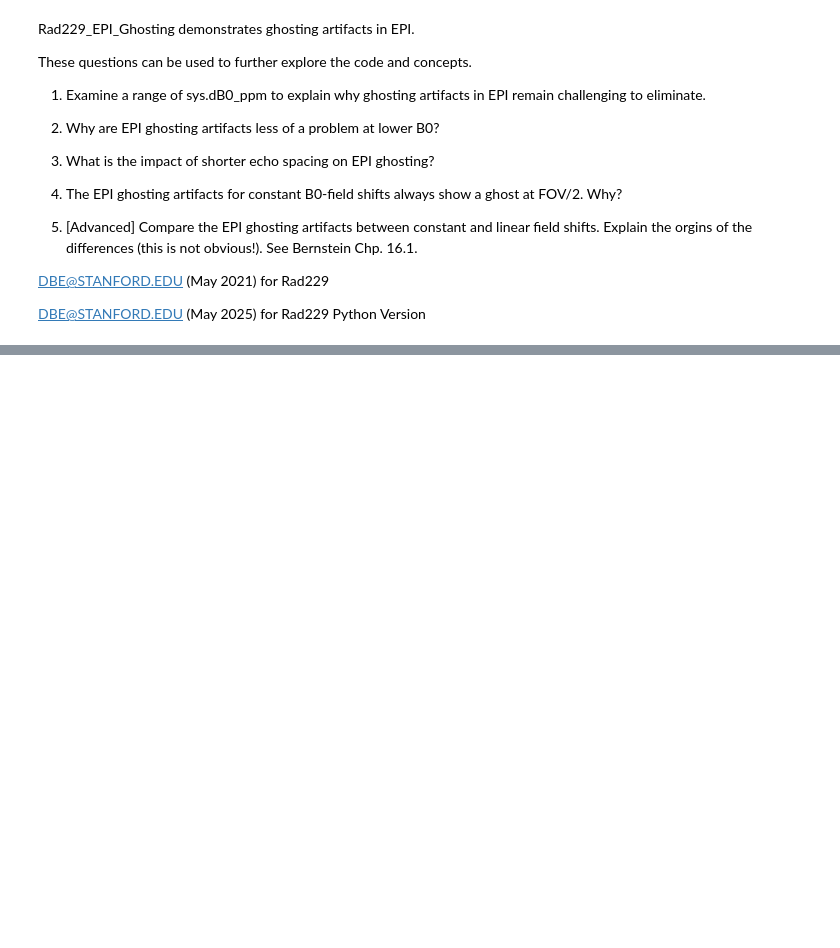
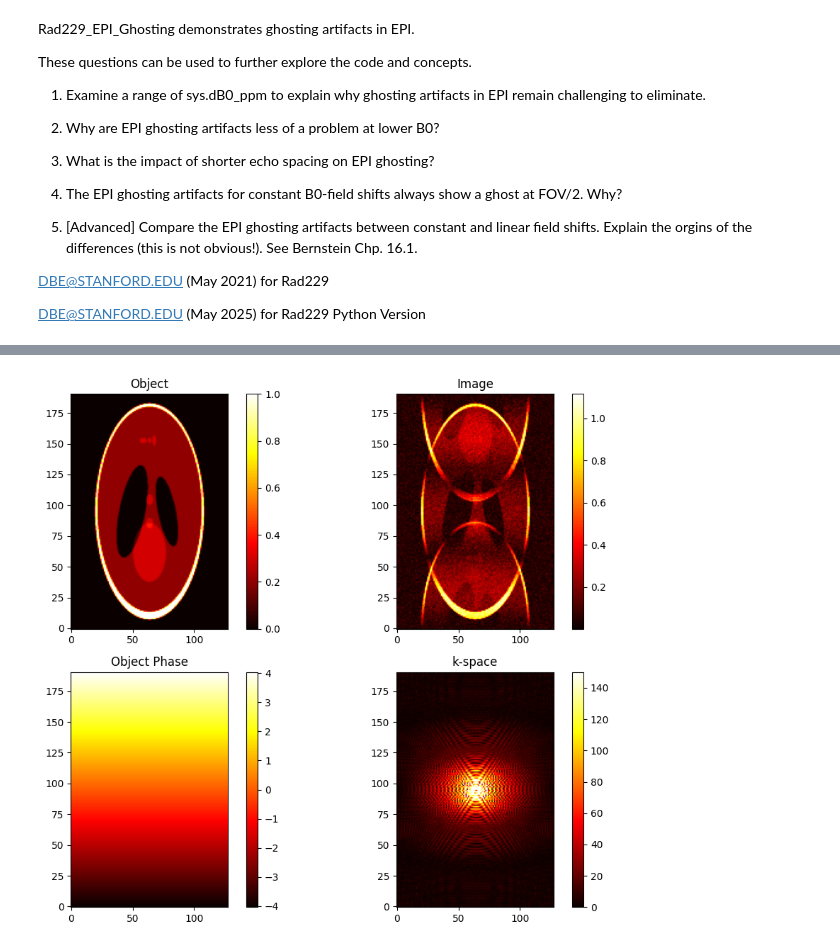
Before and after one commit to mribri999/MRSignalsSeqs, a Jupyter notebook: Python/Rad229_EPI_Ghosting_Demo.ipynb, the cells around one changed output, grey strips where cells are left out. Saved outputs shown, nothing was run; the diff lists cells and outputs as text; code cells hidden in the pictures; blank space fills up the shorter version.

```diff
--- a/Python/Rad229_EPI_Ghosting_Demo.ipynb
+++ b/Python/Rad229_EPI_Ghosting_Demo.ipynb
@@ -100,0 +152,51 @@ NameError: name 'obj' is not defined
+# %%
+# Even echoes see +phs; odd echoes see -phs
+obj_pos_phase = phantom * np.exp(+1j * phase_off)
+obj_neg_phase = phantom * np.exp(-1j * phase_off)
+
+# Simulate EPI readout: even and odd k-space lines
+kspc_odd = np.fft.fftshift(np.fft.fft2(obj_pos_phase))
+kspc_even = np.fft.fftshift(np.fft.fft2(obj_neg_phase))
+
+# Interleave odd and even lines
+kspc = np.zeros_like(kspc_even, dtype=complex)
+kspc[0::2, :] = kspc_odd[0::2, :]
+kspc[1::2, :] = kspc_even[1::2, :]
+
+# Reconstruct the image and add some complex noise
+IM = np.fft.ifft2(np.fft.fftshift(kspc))
+IM += (np.random.randn(*IM.shape) + 1j * np.random.randn(*IM.shape)) / 25
+
+plt.figure(figsize=(10, 8))
+plt.colormaps()  # Just ensures colormaps are available
+plt.set_cmap('hot')  # Set colormap
+
+# Subplot 1: Object
+plt.subplot(2, 2, 1)
+plt.imshow(np.abs(phantom), aspect='equal', origin='lower')
+plt.title('Object')
+plt.colorbar()
+
+# Subplot 2: Image
+plt.subplot(2, 2, 2)
+plt.imshow(np.abs(IM), aspect='equal', origin='lower')
+plt.title('Image')
+plt.colorbar()
+
+# Subplot 3: Object Phase
+plt.subplot(2, 2, 3)
+plt.imshow(phase_off, aspect='equal', origin='lower')
+plt.title('Object Phase')
+plt.colorbar()
+
+# Subplot 4: k-space
+plt.subplot(2, 2, 4)
+plt.imshow(np.abs(kspc), aspect='equal', origin='lower')
+plt.title('k-space')
+plt.colorbar()
+plt.clim(0, 150)
+
+plt.tight_layout()
+plt.show()
+# %% [output]
+[figure, added]
```
Also changed, not shown: parts of 4 cells of this notebook, 21 other files.
